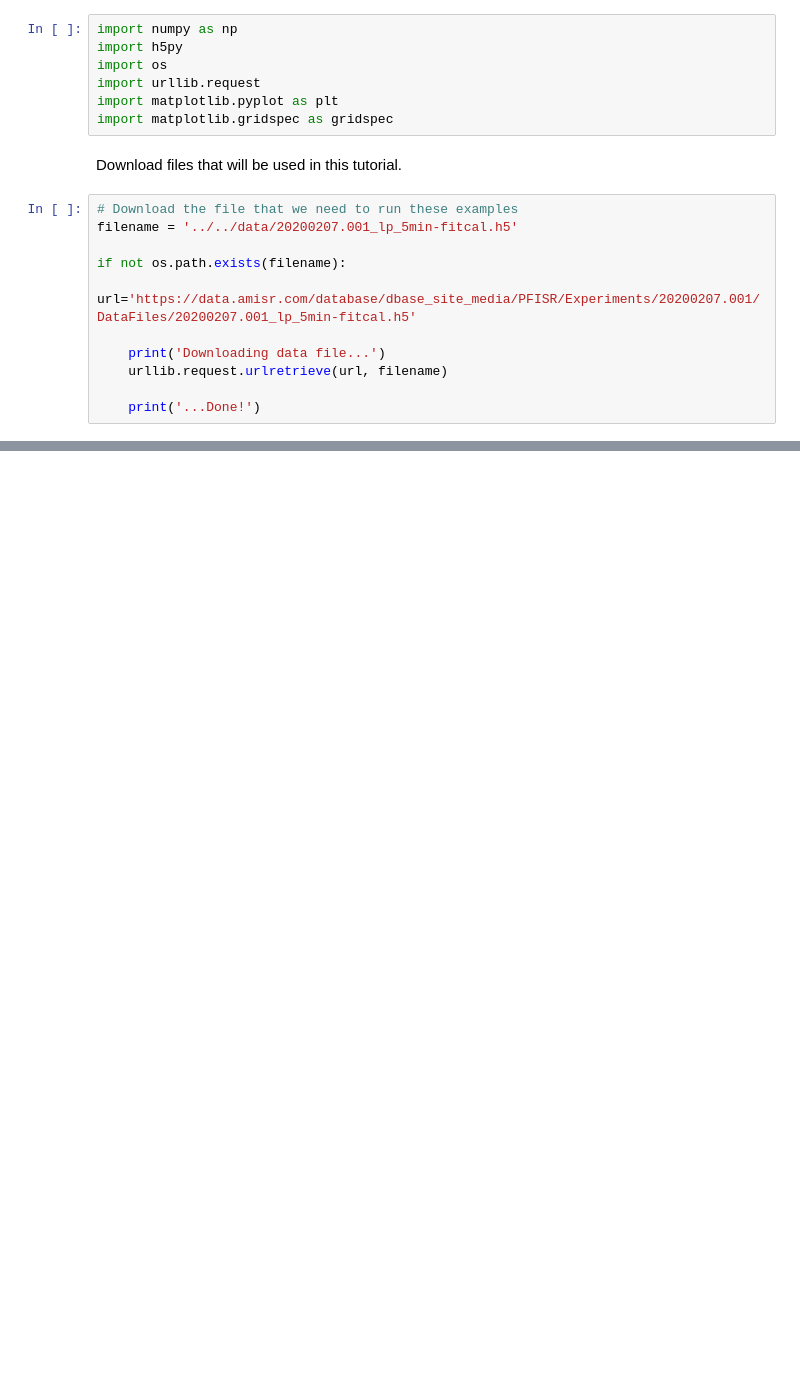
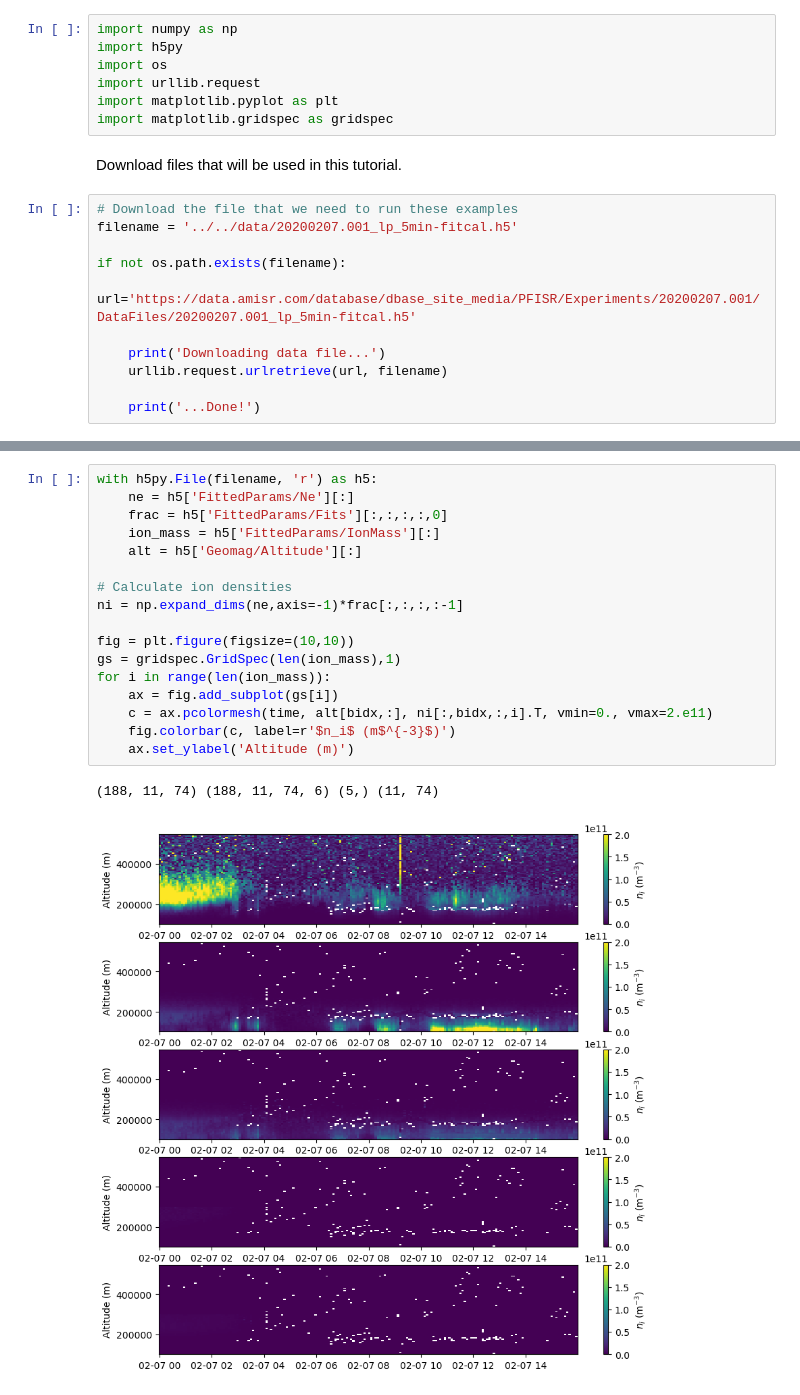
Before and after one commit to amisr/amisr_user_manual, a Jupyter notebook: _sources/src/sri_database/specialized_parameters/ion_comp.ipynb, the cells around one changed output, grey strips where cells are left out. Drawn from its saved outputs; the diff is of its cells as text; blank space fills up the shorter version.

```diff
--- a/_sources/src/sri_database/specialized_parameters/ion_comp.ipynb
+++ b/_sources/src/sri_database/specialized_parameters/ion_comp.ipynb
@@ -52,0 +62,20 @@ for i in range(len(ionmass)):
+# %%
+with h5py.File(filename, 'r') as h5:
+    ne = h5['FittedParams/Ne'][:]
+    frac = h5['FittedParams/Fits'][:,:,:,:,0]
+    ion_mass = h5['FittedParams/IonMass'][:]
+    alt = h5['Geomag/Altitude'][:]
+
+# Calculate ion densities
+ni = np.expand_dims(ne,axis=-1)*frac[:,:,:,:-1]
+
+fig = plt.figure(figsize=(10,10))
+gs = gridspec.GridSpec(len(ion_mass),1)
+for i in range(len(ion_mass)):
+    ax = fig.add_subplot(gs[i])
+    c = ax.pcolormesh(time, alt[bidx,:], ni[:,bidx,:,i].T, vmin=0., vmax=2.e11)
+    fig.colorbar(c, label=r'$n_i$ (m$^{-3}$)')
+    ax.set_ylabel('Altitude (m)')
+# %% [output]
+(188, 11, 74) (188, 11, 74, 6) (5,) (11, 74)
+[figure, added]
```
Also changed, not shown: parts of 6 cells of this notebook, 40 other files.
